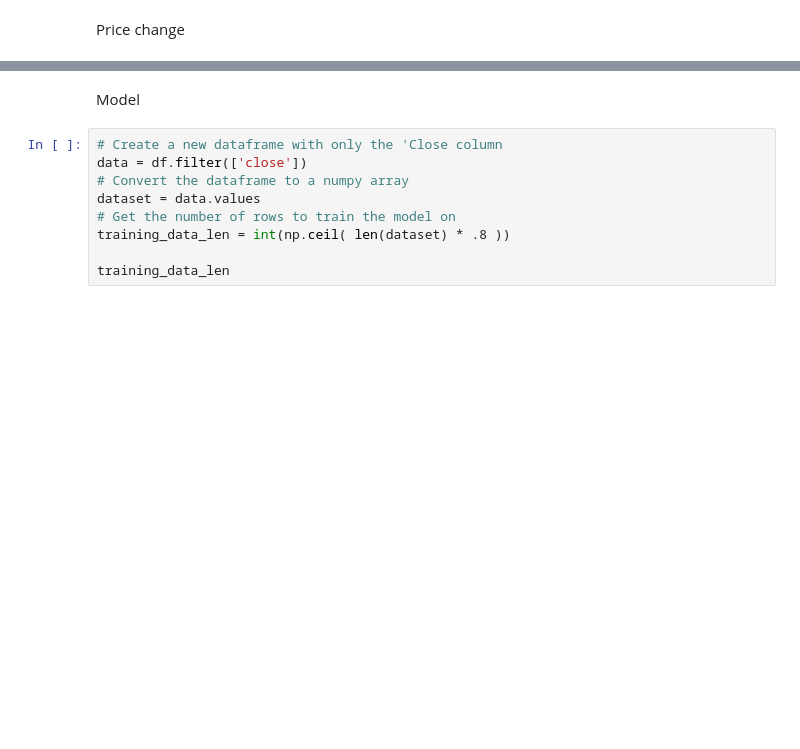
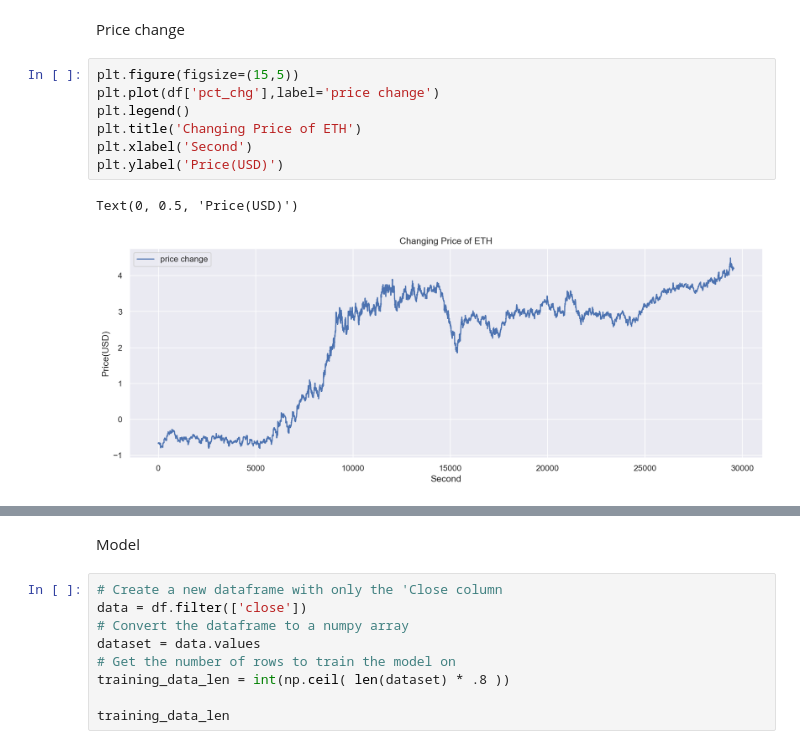
Before and after one commit to eatrabyo/dads-6005-crypto-forecast, a Jupyter notebook: LSTM.ipynb, the cells around one changed output, grey strips where cells are left out. Saved outputs shown, nothing was run; the diff lists cells and outputs as text; blank space fills up the shorter version.

```diff
--- a/LSTM.ipynb
+++ b/LSTM.ipynb
@@ -137,5 +147,15 @@ Text(0, 0.5, 'Volume')
 # %% [markdown]
 Price change
+# %%
+plt.figure(figsize=(15,5))
+plt.plot(df['pct_chg'],label='price change')
+plt.legend()
+plt.title('Changing Price of ETH')
+plt.xlabel('Second')
+plt.ylabel('Price(USD)')
+# %% [output]
+Text(0, 0.5, 'Price(USD)')
+[figure, added]
 # %%
 plt.figure(figsize=(15,5))
 df['pct_chg'].hist(bins=100)
```
Also changed, not shown: parts of 15 cells of this notebook.
